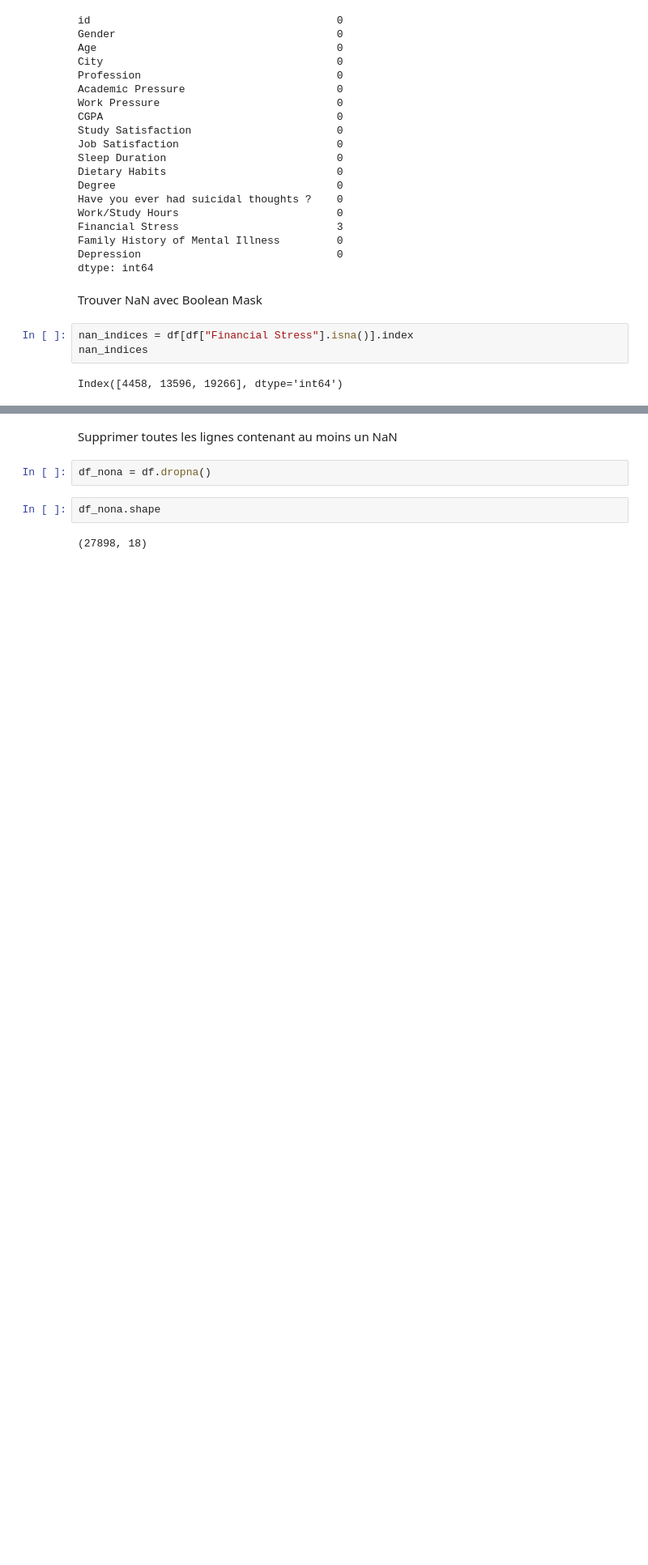
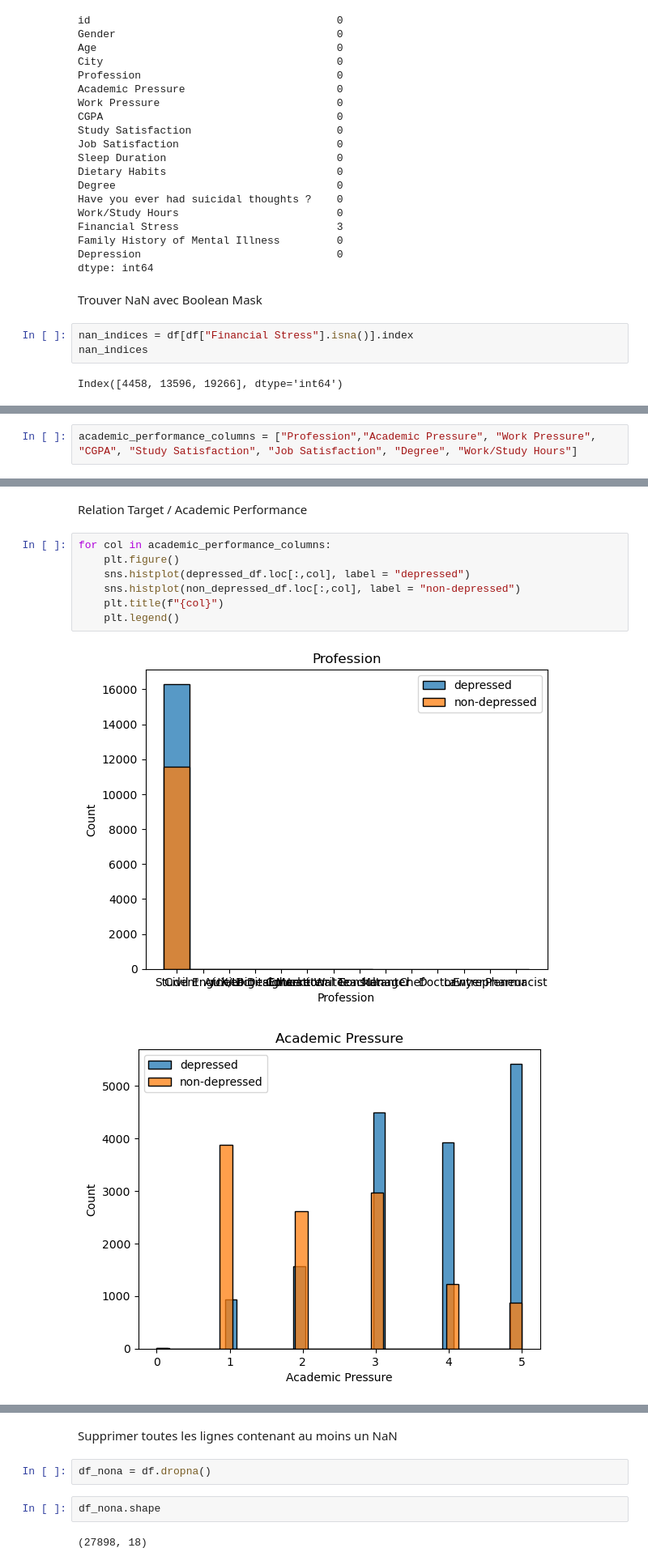
Before and after one commit to Nemios/DataTrek, a Jupyter notebook: DataTrek.ipynb, the cells around one changed output, grey strips where cells are left out. Shown at 81% size. Cells and saved outputs as stored; diff of their text form; blank space fills up the shorter version.

```diff
--- a/DataTrek.ipynb
+++ b/DataTrek.ipynb
@@ -107,0 +200,2 @@ Index([4458, 13596, 19266], dtype='int64')
+# %%
+academic_performance_columns = ["Profession","Academic Pressure", "Work Pressure", "CGPA", "Study Satisfaction", "Job Satisfaction", "Degree", "Work/Study Hours"]
@@ -107,0 +219,12 @@ Index([4458, 13596, 19266], dtype='int64')
+# %% [markdown]
+Relation Target / Academic Performance
+# %%
+for col in academic_performance_columns:
+    plt.figure()
+    sns.histplot(depressed_df.loc[:,col], label = "depressed")
+    sns.histplot(non_depressed_df.loc[:,col], label = "non-depressed")
+    plt.title(f"{col}")
+    plt.legend()
+# %% [output]
+[figure, added]
+[figure, added]
```
Also changed, not shown: parts of 32 cells of this notebook, 1 other file.
